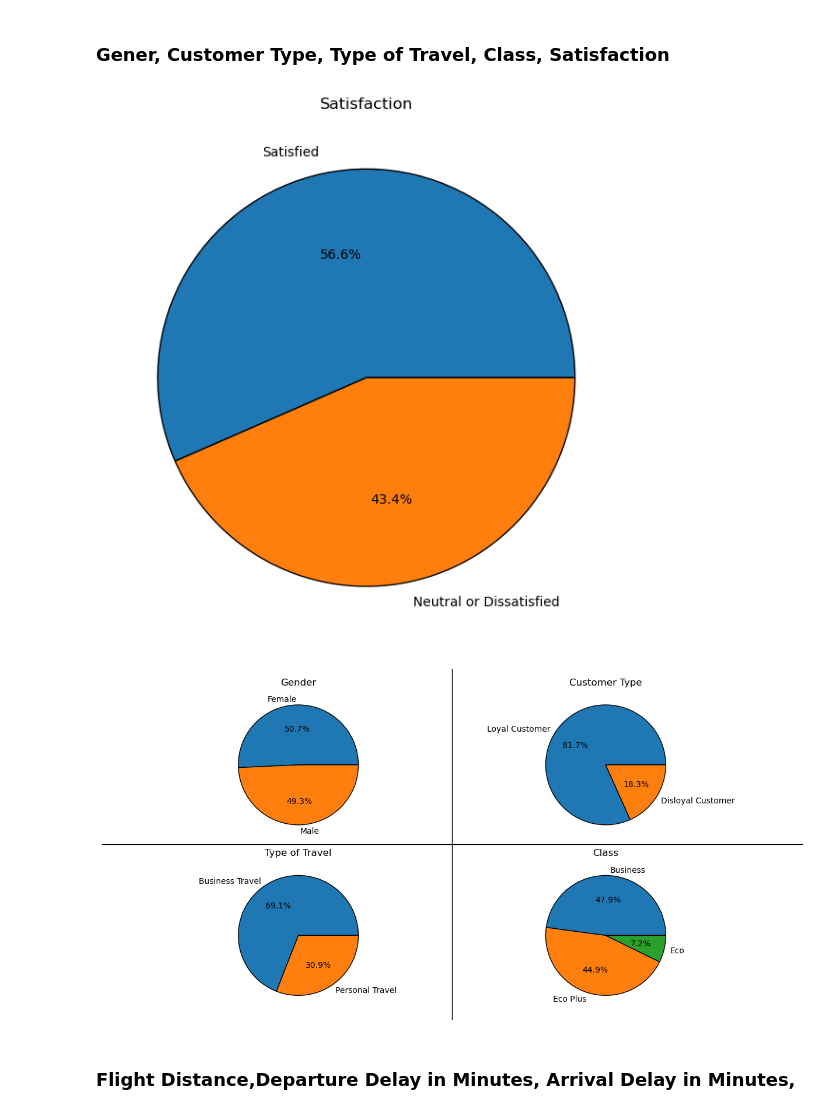
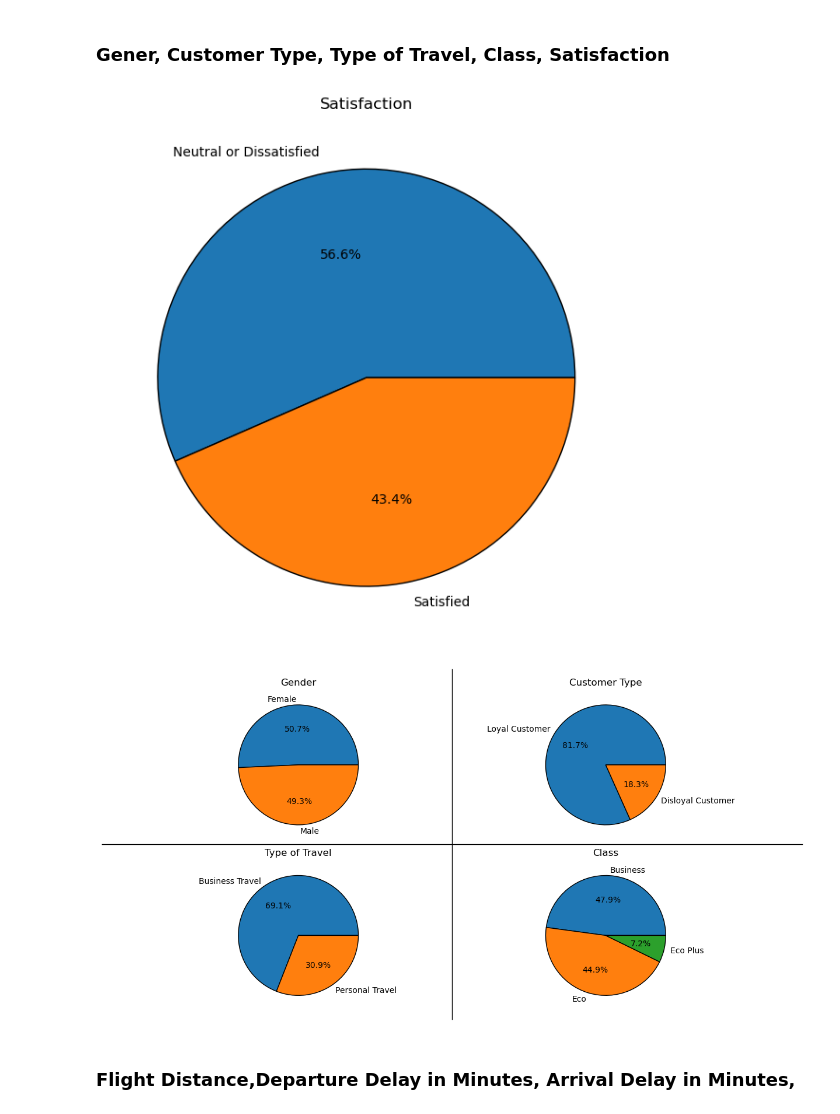
Before and after one commit to little-duck-vie/ltxldl-hoc-lam-giau, a Jupyter notebook: Code_python.ipynb, the cells around one changed output. Cells and saved outputs as stored; diff of their text form; code cells hidden in the pictures.

```diff
--- a/Code_python.ipynb
+++ b/Code_python.ipynb
@@ -112,7 +112,5 @@ Arrival Delay in Minutes             393
 satisfaction                           0
 dtype: int64
 # %%
-
-temp = np.round(data_frame['Arrival Delay in Minutes'].mean(),2)
-
-data_frame['Arrival Delay in Minutes'].fillna(temp,inplace = True)
+temp = np.round(data_frame['Arrival Delay in Minutes'].mean(), 2)
+data_frame['Arrival Delay in Minutes'] = data_frame['Arrival Delay in Minutes'].fillna(temp)
@@ -192,7 +183,7 @@ data_frame.select_dtypes(include= 'number').describe().T
 fig, ax = plt.subplots(figsize=(12,6))
 ax.pie(
     data_frame['satisfaction'].value_counts(),
-    labels=['Satisfied', 'Neutral or Dissatisfied'],
+    labels=['Neutral or Dissatisfied', 'Satisfied'],
     autopct='%1.1f%%',
     wedgeprops={'edgecolor': 'black', 'linewidth': 1}
 )
@@ -211,36 +202,36 @@ ax1.pie(
 )
 ax1.set_title("Gender")
 
 # Pie chart for Customer Type
 ax2.pie(
     data_frame['Customer Type'].value_counts(),
     labels=['Loyal Customer', 'Disloyal Customer'],
     autopct='%1.1f%%',
     wedgeprops={'edgecolor': 'black', 'linewidth': 1}
 )
 ax2.set_title("Customer Type")
 
 # Pie chart for Type of Travel
 ax3.pie(
     data_frame['Type of Travel'].value_counts(),
     labels=['Business Travel', 'Personal Travel'],
     autopct='%1.1f%%',
     wedgeprops={'edgecolor': 'black', 'linewidth': 1}
 )
 ax3.set_title("Type of Travel")
 
 # Pie chart for Class
 ax4.pie(
     data_frame['Class'].value_counts(),
-    labels=['Business', 'Eco Plus', 'Eco'],
+    labels=['Business', 'Eco', 'Eco Plus'],
     autopct='%1.1f%%',
     wedgeprops={'edgecolor': 'black', 'linewidth': 1}
 )
 ax4.set_title("Class")
 plt.tight_layout(rect=[0, 0, 1, 1])
 # %% [output]
-[figure, old version]
+[figure, new version]
-[figure, old version]
+[figure, new version]
 # %% [markdown]
 ### Flight Distance,Departure Delay in Minutes, Arrival Delay in Minutes,
 # %%
```
Also changed, not shown: parts of 17 cells of this notebook.
